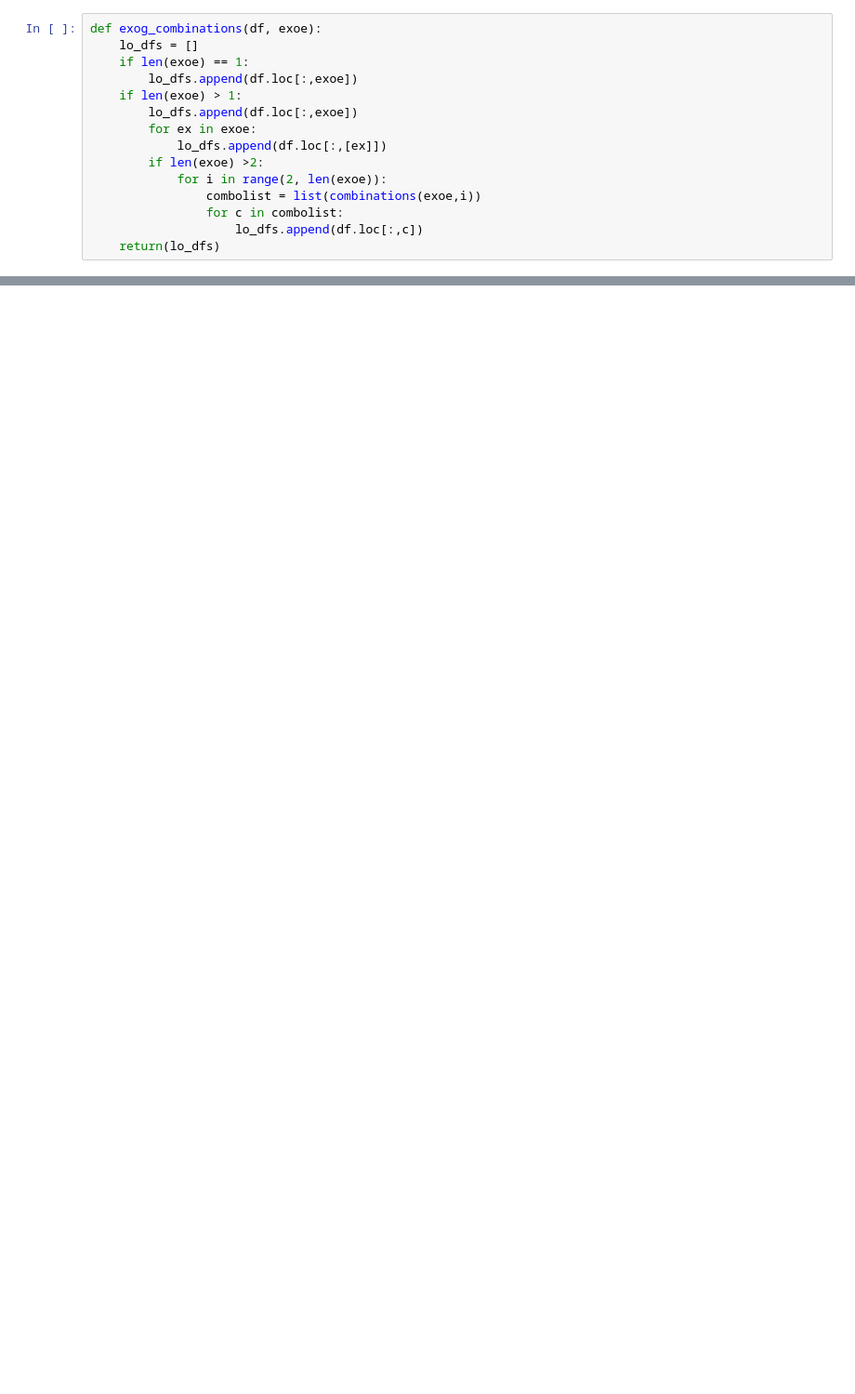
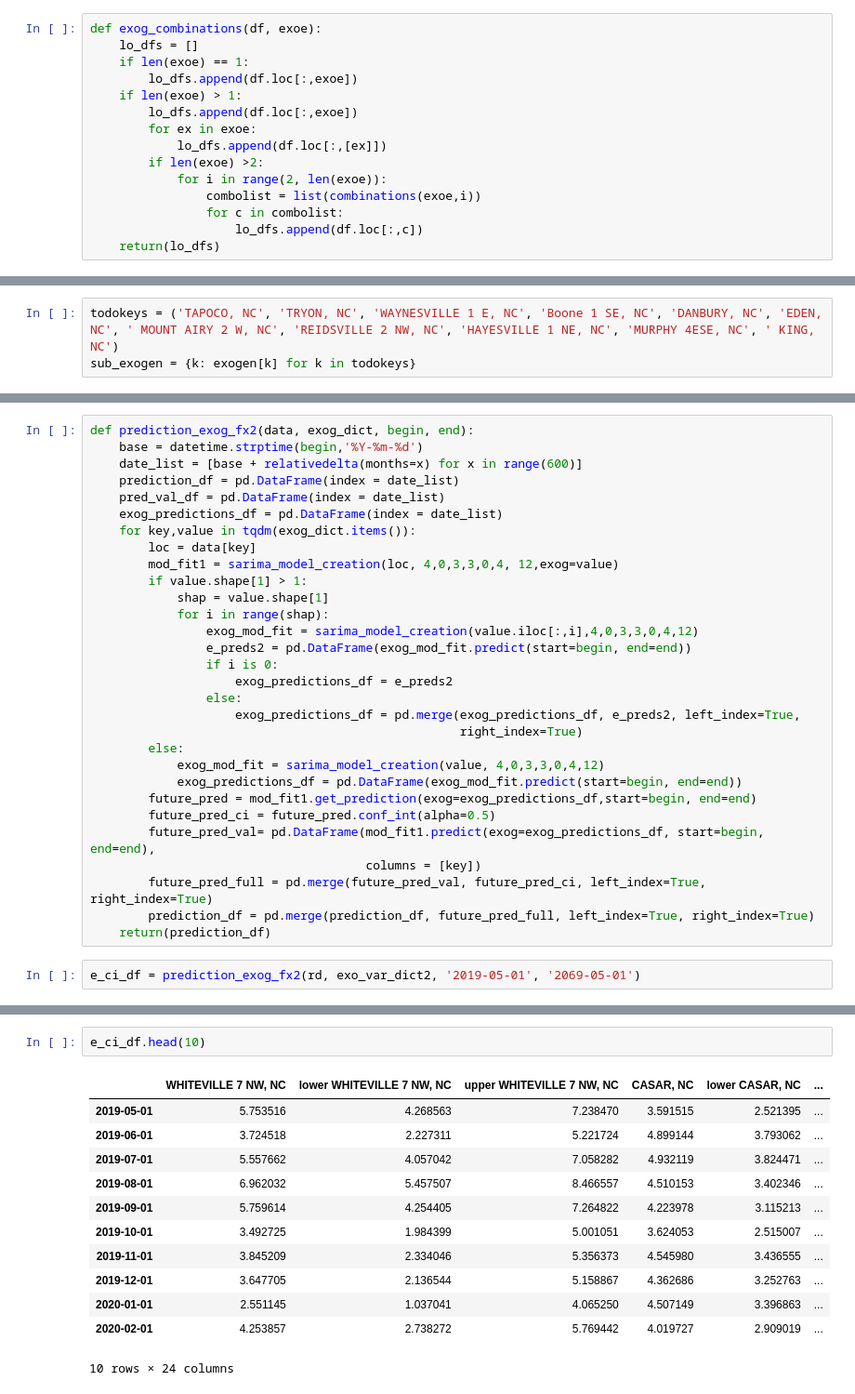
Before and after one commit to lilfetz22/NCRainfallPredictions_CAP1, a Jupyter notebook: src/Exogenous_Variables.ipynb, the cells around one changed output, grey strips where cells are left out. Shown at 93% size. Drawn from its saved outputs; the diff is of its cells as text; blank space fills up the shorter version.

```diff
--- a/src/Exogenous_Variables.ipynb
+++ b/src/Exogenous_Variables.ipynb
@@ -101,3 +96,6 @@ sub_exogen = {k: exogen[k] for k in todokeys}
+# %%
+todokeys = ('TAPOCO, NC', 'TRYON, NC', 'WAYNESVILLE 1 E, NC', 'Boone 1 SE, NC', 'DANBURY, NC', 'EDEN, NC', ' MOUNT AIRY 2 W, NC', 'REIDSVILLE 2 NW, NC', 'HAYESVILLE 1 NE, NC', 'MURPHY 4ESE, NC', ' KING, NC')
+sub_exogen = {k: exogen[k] for k in todokeys}
 # %%
 from collections import defaultdict
 l_o_dfs = defaultdict(list)
@@ -189,0 +191,32 @@ KeyboardInterrupt:
+# %%
+def prediction_exog_fx2(data, exog_dict, begin, end):
+    base = datetime.strptime(begin,'%Y-%m-%d')
+    date_list = [base + relativedelta(months=x) for x in range(600)]
+    prediction_df = pd.DataFrame(index = date_list)
+    pred_val_df = pd.DataFrame(index = date_list)
+    exog_predictions_df = pd.DataFrame(index = date_list)
+    for key,value in tqdm(exog_dict.items()):
+        loc = data[key]
+        mod_fit1 = sarima_model_creation(loc, 4,0,3,3,0,4, 12,exog=value)
+        if value.shape[1] > 1:
+            shap = value.shape[1]
+            for i in range(shap):
+                exog_mod_fit = sarima_model_creation(value.iloc[:,i],4,0,3,3,0,4,12)
+                e_preds2 = pd.DataFrame(exog_mod_fit.predict(start=begin, end=end))
+                if i is 0:
+                    exog_predictions_df = e_preds2
+                else:
+                    exog_predictions_df = pd.merge(exog_predictions_df, e_preds2, left_index=True,
+                                                   right_index=True)
+        else:
+            exog_mod_fit = sarima_model_creation(value, 4,0,3,3,0,4,12)
+            exog_predictions_df = pd.DataFrame(exog_mod_fit.predict(start=begin, end=end))
+        future_pred = mod_fit1.get_prediction(exog=exog_predictions_df,start=begin, end=end)
+        future_pred_ci = future_pred.conf_int(alpha=0.5)
+        future_pred_val= pd.DataFrame(mod_fit1.predict(exog=exog_predictions_df, start=begin, end=end),
+                                      columns = [key])
+        future_pred_full = pd.merge(future_pred_val, future_pred_ci, left_index=True, right_index=True)
+        prediction_df = pd.merge(prediction_df, future_pred_full, left_index=True, right_index=True)
+    return(prediction_df)
+# %%
+e_ci_df = prediction_exog_fx2(rd, exo_var_dict2, '2019-05-01', '2069-05-01')
@@ -189,0 +225,15 @@ KeyboardInterrupt:
+# %%
+e_ci_df.head(10)
+# %% [output]
+|  | WHITEVILLE 7 NW, NC | lower WHITEVILLE 7 NW, NC | upper WHITEVILLE 7 NW, NC | CASAR, NC | lower CASAR, NC | ... |
+| 2019-05-01 | 5.753516 | 4.268563 | 7.238470 | 3.591515 | 2.521395 | ... |
+| 2019-06-01 | 3.724518 | 2.227311 | 5.221724 | 4.899144 | 3.793062 | ... |
+| 2019-07-01 | 5.557662 | 4.057042 | 7.058282 | 4.932119 | 3.824471 | ... |
+| 2019-08-01 | 6.962032 | 5.457507 | 8.466557 | 4.510153 | 3.402346 | ... |
+| 2019-09-01 | 5.759614 | 4.254405 | 7.264822 | 4.223978 | 3.115213 | ... |
+| 2019-10-01 | 3.492725 | 1.984399 | 5.001051 | 3.624053 | 2.515007 | ... |
+| 2019-11-01 | 3.845209 | 2.334046 | 5.356373 | 4.545980 | 3.436555 | ... |
+| 2019-12-01 | 3.647705 | 2.136544 | 5.158867 | 4.362686 | 3.252763 | ... |
+| 2020-01-01 | 2.551145 | 1.037041 | 4.065250 | 4.507149 | 3.396863 | ... |
+| 2020-02-01 | 4.253857 | 2.738272 | 5.769442 | 4.019727 | 2.909019 | ... |
+10 rows × 24 columns
```
Also changed, not shown: parts of 17 cells of this notebook, 6 other files.
